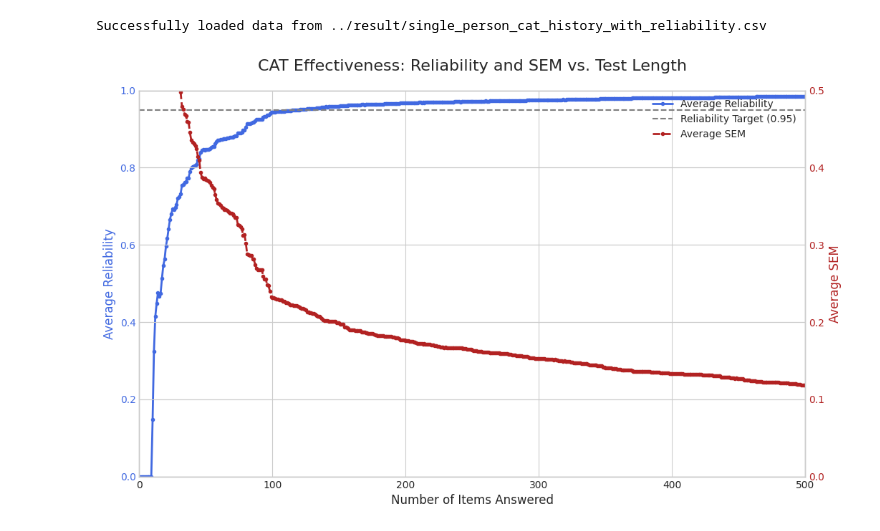
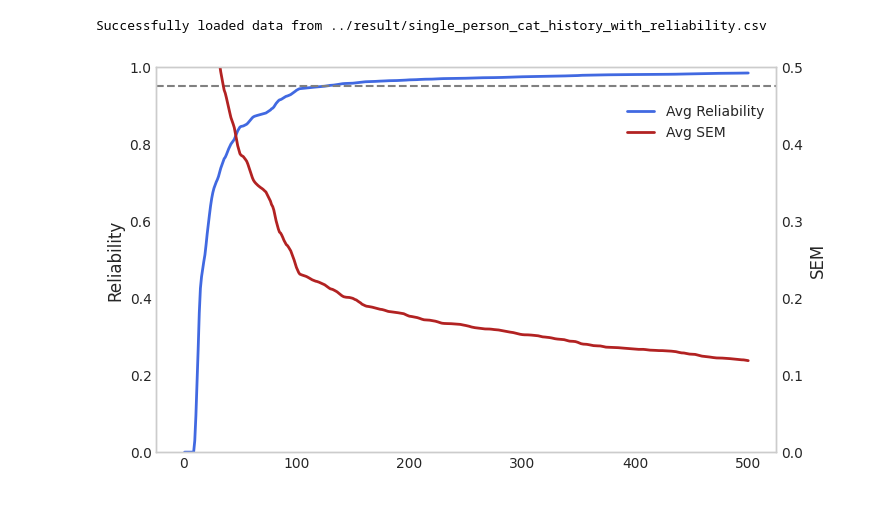
Before and after one commit to ronanhansel/reeval-multi, a Jupyter notebook: cat/plot.ipynb, the cells around one changed output. Cells and saved outputs as stored; diff of their text form; code cells hidden in the pictures.

Commit message:
chore: export images & cleanup

```diff
--- a/cat/plot.ipynb
+++ b/cat/plot.ipynb
@@ -11,71 +11,71 @@ import numpy as np
 
 # Define the path to your results file
 output_dir = "../result"
 file_path = os.path.join(output_dir, "single_person_cat_history_with_reliability.csv")
 
 # Load the data into a pandas DataFrame
 try:
     df = pd.read_csv(file_path)
     print(f"Successfully loaded data from {file_path}")
 except FileNotFoundError:
     print(f"ERROR: The file was not found at {file_path}")
     print("Please make sure you have run the previous simulation script successfully.")
     df = None
 
 # =============================================================================
 # 2. CALCULATE AVERAGE METRICS
 # =============================================================================
 
 if df is not None:
-    # Find all SEM and reliability columns in the DataFrame
-    sem_cols = [col for col in df.columns if col.startswith('sem_')]
-    reliability_cols = [col for col in df.columns if col.startswith('reliability_')]
+	# Find all SEM and reliability columns in the DataFrame
+	sem_cols = [col for col in df.columns if col.startswith('sem_')]
+	reliability_cols = [col for col in df.columns if col.startswith('reliability_')]
 
-    # Calculate the average across all dimensions for each step (row)
-    df['avg_sem'] = df[sem_cols].mean(axis=1)
-    df['avg_reliability'] = df[reliability_cols].mean(axis=1)
+	# Calculate the average across all dimensions for each step (row)
+	df['avg_sem'] = df[sem_cols].mean(axis=1)
+	df['avg_reliability'] = df[reliability_cols].mean(axis=1)
 
-    # =============================================================================
-    # 3. PLOT THE RESULTS WITH FINAL AXIS ADJUSTMENT
-    # =============================================================================
+	# Apply smoothing using rolling mean
+	window_size = 5  # Define the window size for smoothing
+	df['avg_sem_smooth'] = df['avg_sem'].rolling(window=window_size, min_periods=1).mean()
+	df['avg_reliability_smooth'] = df['avg_reliability'].rolling(window=window_size, min_periods=1).mean()
 
-    # Create a figure and a primary y-axis for Reliability
-    fig, ax1 = plt.subplots(figsize=(12, 7))
-    plt.style.use('seaborn-v0_8-whitegrid')
+	# =============================================================================
+	# 3. PLOT THE RESULTS WITH FINAL AXIS ADJUSTMENT
+	# =============================================================================
 
-    # Plot Average Reliability
-    color = 'royalblue'
-    ax1.set_xlabel('Number of Items Answered', fontsize=12)
-    ax1.set_ylabel('Average Reliability', color=color, fontsize=12)
-    ax1.plot(df['step'], df['avg_reliability'], color=color, marker='.', linestyle='-', linewidth=2, label='Average Reliability')
-    ax1.tick_params(axis='y', labelcolor=color)
-    ax1.set_ylim(0, 1.0)
+	# Create a figure and a primary y-axis for Reliability
+	fig, ax1 = plt.subplots(figsize=(8, 5))  # Changed from (12, 7) to (8, 5)
+	plt.style.use('seaborn-v0_8-whitegrid')
 
-    # Add a horizontal line for a common reliability target
-    ax1.axhline(y=0.95, color='gray', linestyle='--', label='Reliability Target (0.95)')
+	# Plot Smoothed Average Reliability
+	color = 'royalblue'
+	# ax1.set_xlabel('Number of Items Answered', fontsize=12)
+	ax1.set_ylabel('Reliability', fontsize=12)
+	ax1.plot(df['step'], df['avg_reliability_smooth'], color=color, linewidth=2, label='Avg Reliability')
+	ax1.tick_params(axis='y')
+	ax1.set_ylim(0, 1.0)
 
-    # Create a secondary y-axis for SEM
-    ax2 = ax1.twinx()
+	# Add a horizontal line for a common reliability target
+	ax1.axhline(y=0.95, color='gray', linestyle='--')
 
-    ax2.set_ylim(0, 0.5)
+	# Create a secondary y-axis for SEM
+	ax2 = ax1.twinx()
+	ax2.set_ylim(0, 0.5)
+	color = 'firebrick'
+	ax2.set_ylabel('SEM', fontsize=12)
+	ax2.plot(df['step'], df['avg_sem_smooth'], color=color, linewidth=2, label='Avg SEM')
+	ax2.tick_params(axis='y')
 
-    color = 'firebrick'
-    ax2.set_ylabel('Average SEM', color=color, fontsize=12)
-    ax2.plot(df['step'], df['avg_sem'], color=color, marker='.', linestyle='--', linewidth=2, label='Average SEM')
-    ax2.tick_params(axis='y', labelcolor=color)
+	# Synchronize the ticks on both y-axes
+	ax1.yaxis.set_major_locator(mticker.LinearLocator(numticks=6))
+	ax2.yaxis.set_major_locator(mticker.LinearLocator(numticks=6))
+	ax1.grid(False)
+	ax2.grid(False)
 
-    # Synchronize the ticks on both y-axes
-    ax1.yaxis.set_major_locator(mticker.LinearLocator(numticks=6))
-    ax2.yaxis.set_major_locator(mticker.LinearLocator(numticks=6))
-
-    # --- FIX: Manually set the x-axis limits to remove the margin ---
-    ax1.set_xlim(0, df['step'].max())
-
-    # Add title and a unified legend
-    plt.title('CAT Effectiveness: Reliability and SEM vs. Test Length', fontsize=16, pad=20)
-    fig.legend(loc="upper right", bbox_to_anchor=(0.9, 0.88))
-
-    plt.show()
+	fig.legend(loc="upper right", bbox_to_anchor=(0.9, 0.83))
+	plt.savefig("../result/reliability-SEM-CAT.png", dpi=300, bbox_inches='tight')
+	plt.show()
 # %% [output]
 Successfully loaded data from ../result/single_person_cat_history_with_reliability.csv
-[figure, old version]
+[figure, new version]
```
Also changed, not shown: 3 other files.
